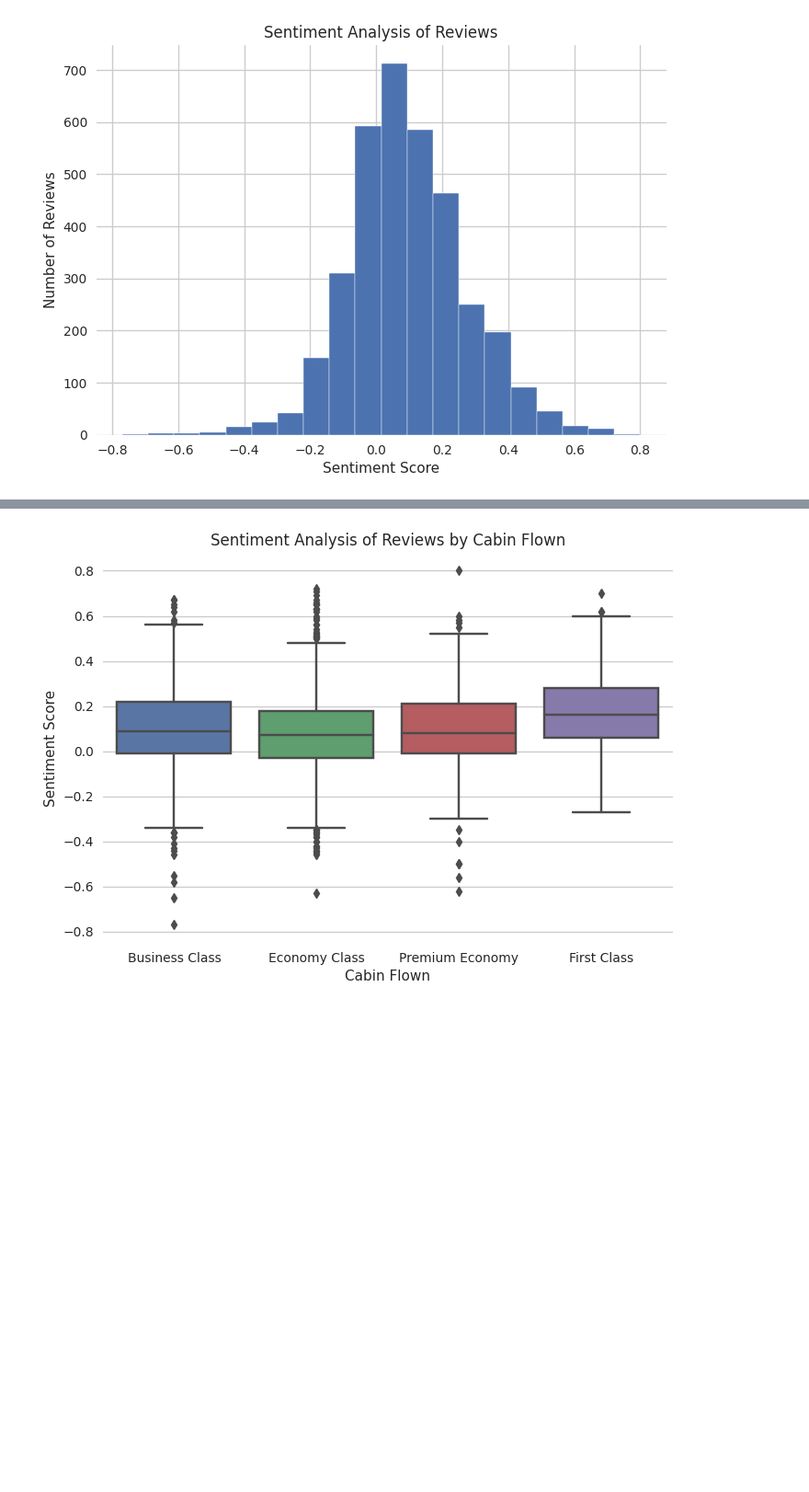
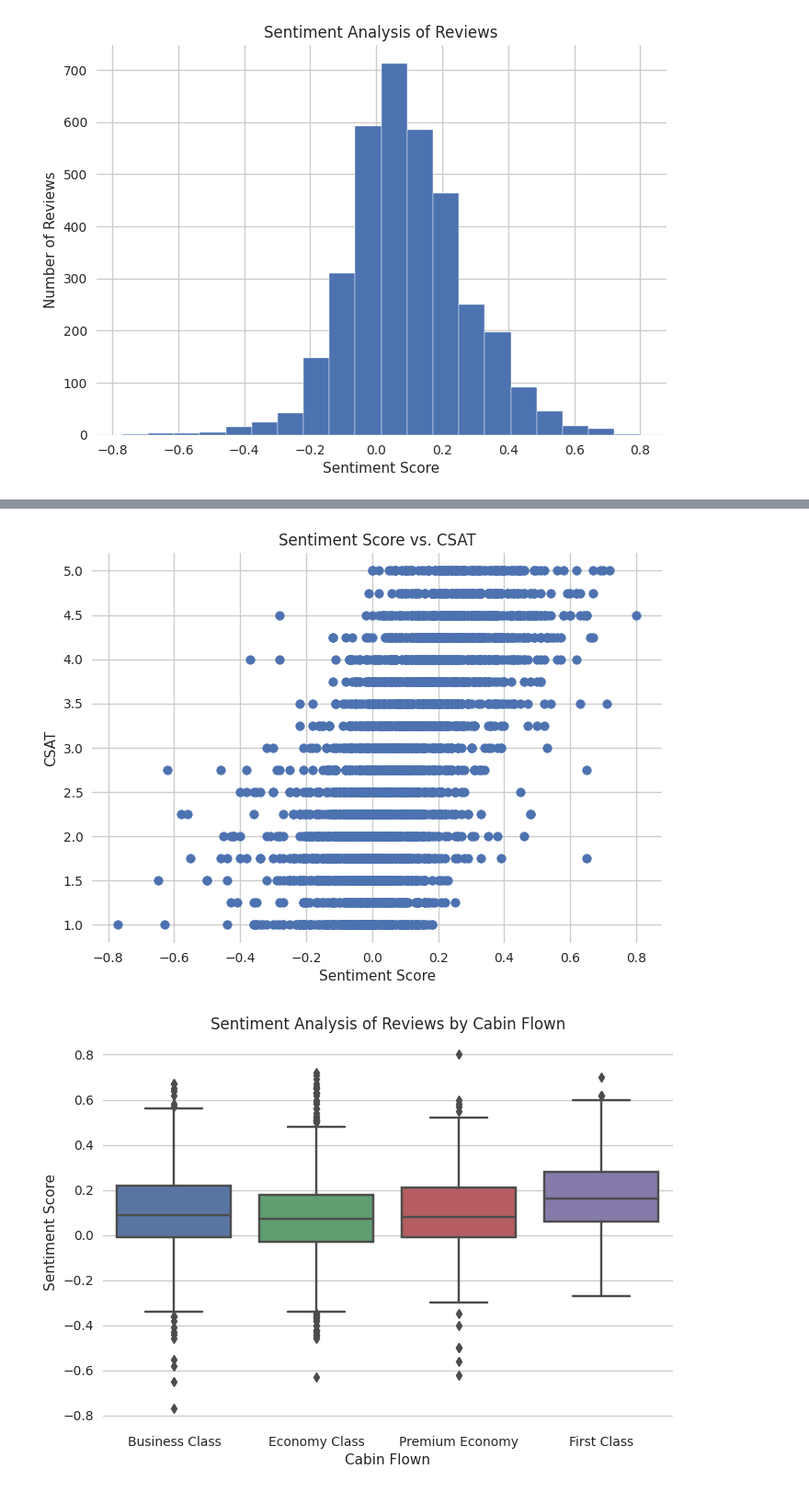
Before and after one commit to AshishShinde03/BritishAirwaysProject, a Jupyter notebook: British_Airways.ipynb, the cells around one changed output, grey strips where cells are left out. Shown at 92% size. Cells and saved outputs as stored; diff of their text form; code cells hidden in the pictures; blank space fills up the shorter version.

```diff
--- a/British_Airways.ipynb
+++ b/British_Airways.ipynb
@@ -652,3 +704,15 @@ plt.show()
+# %%
+# Import necessary libraries
+import matplotlib.pyplot as plt
+
+# Create scatter plot of sentiment score vs. CSAT
+plt.scatter(df['sentiment_score'], df['CSAT'])
+plt.title('Sentiment Score vs. CSAT')
+plt.xlabel('Sentiment Score')
+plt.ylabel('CSAT')
+plt.show()
+# %% [output]
+[figure, added]
 # %%
 # Plot a boxplot of the sentiment scores by cabin flown
 sns.boxplot(x='Cabin_flown', y='sentiment_score', data=df)
```
Also changed, not shown: parts of 3 cells of this notebook.
